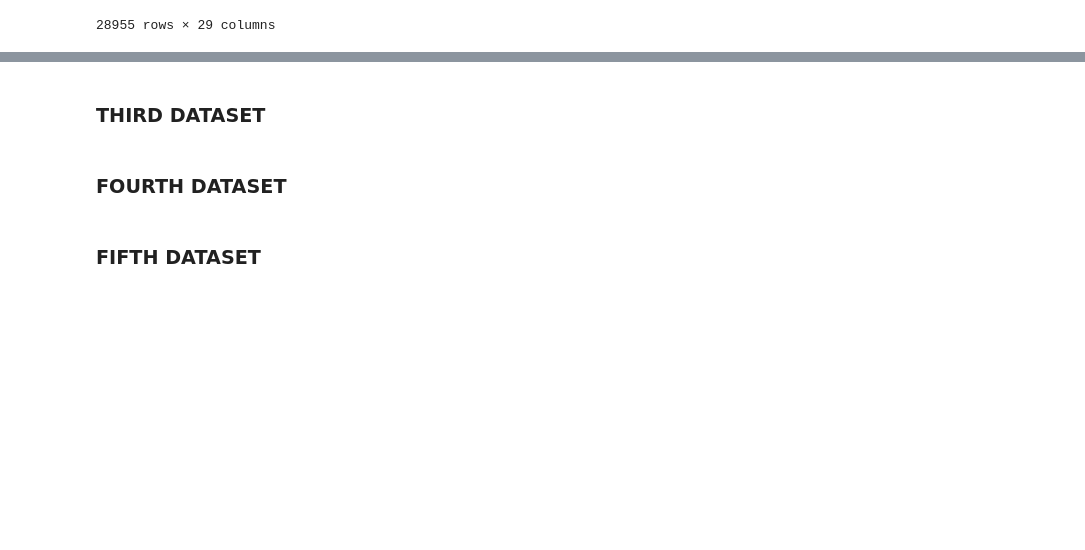
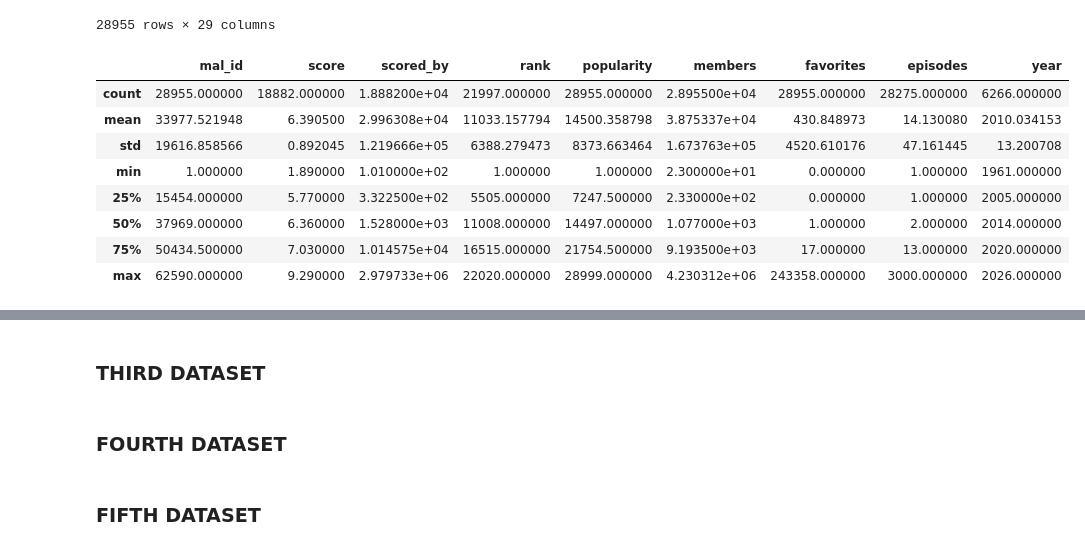
Before and after one commit to denis-budau/HCI-TWEB_2025-26, a Jupyter notebook: solution/HCI_assignment.ipynb, the cells around one changed output, grey strips where cells are left out. Cells and saved outputs as stored; diff of their text form; code cells hidden in the pictures; blank space fills up the shorter version.

```diff
--- a/solution/HCI_assignment.ipynb
+++ b/solution/HCI_assignment.ipynb
@@ -107,3 +125,15 @@ details_df
 | 28953 | 34895 | Zutto Suki Datta | ずっと好きだった | https://myanimelist.net/anime/348... | https://cdn.myanimelist.net/image... | OVA | Finished Airing | 5.68 | 1887.0 | ... |
 | 28954 | 56606 | Zutto Tomodachi | ずっと友達 | https://myanimelist.net/anime/566... | https://cdn.myanimelist.net/image... | Music | Finished Airing | NaN | NaN | ... |
 28955 rows × 29 columns
+# %%
+details_df.describe()
+# %% [output]
+|  | mal_id | score | scored_by | rank | popularity | members | favorites | episodes | year |
+| count | 28955.000000 | 18882.000000 | 1.888200e+04 | 21997.000000 | 28955.000000 | 2.895500e+04 | 28955.000000 | 28275.000000 | 6266.000000 |
+| mean | 33977.521948 | 6.390500 | 2.996308e+04 | 11033.157794 | 14500.358798 | 3.875337e+04 | 430.848973 | 14.130080 | 2010.034153 |
+| std | 19616.858566 | 0.892045 | 1.219666e+05 | 6388.279473 | 8373.663464 | 1.673763e+05 | 4520.610176 | 47.161445 | 13.200708 |
+| min | 1.000000 | 1.890000 | 1.010000e+02 | 1.000000 | 1.000000 | 2.300000e+01 | 0.000000 | 1.000000 | 1961.000000 |
+| 25% | 15454.000000 | 5.770000 | 3.322500e+02 | 5505.000000 | 7247.500000 | 2.330000e+02 | 0.000000 | 1.000000 | 2005.000000 |
+| 50% | 37969.000000 | 6.360000 | 1.528000e+03 | 11008.000000 | 14497.000000 | 1.077000e+03 | 1.000000 | 2.000000 | 2014.000000 |
+| 75% | 50434.500000 | 7.030000 | 1.014575e+04 | 16515.000000 | 21754.500000 | 9.193500e+03 | 17.000000 | 13.000000 | 2020.000000 |
+| max | 62590.000000 | 9.290000 | 2.979733e+06 | 22020.000000 | 28999.000000 | 4.230312e+06 | 243358.000000 | 3000.000000 | 2026.000000 |
```
Also changed, not shown: parts of 16 cells of this notebook.
